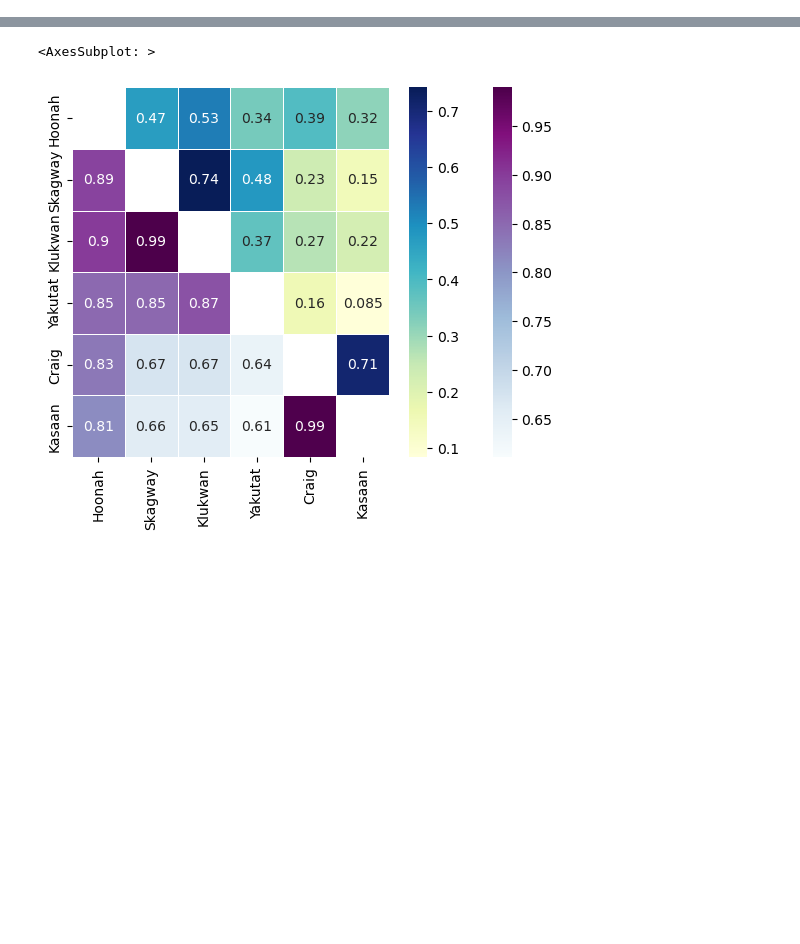
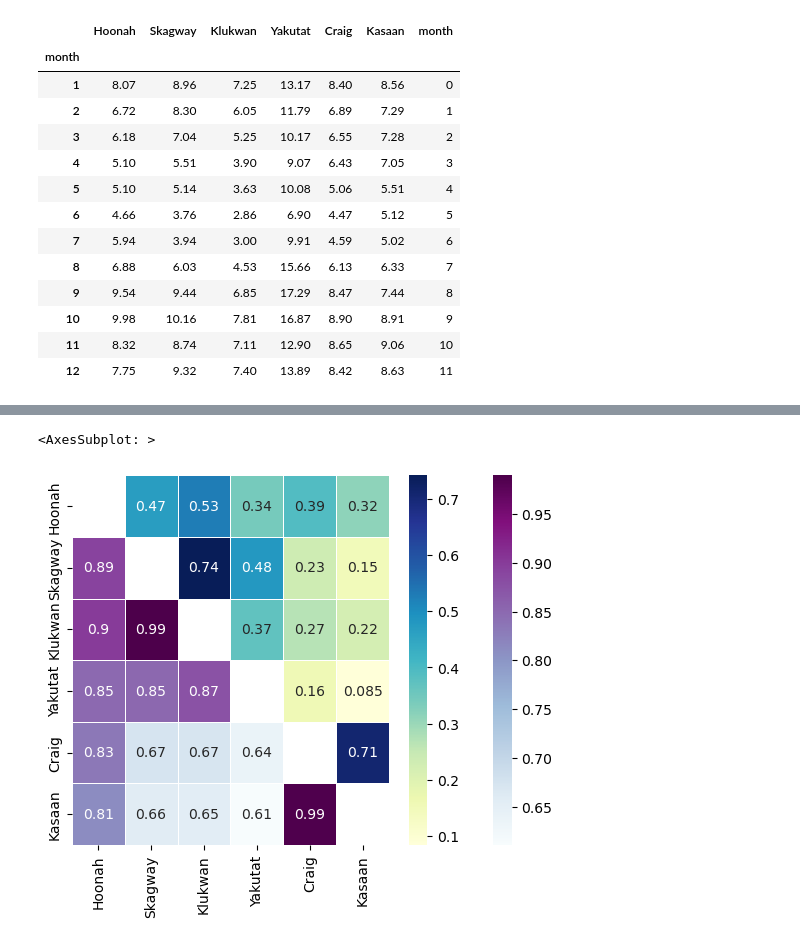
Before and after one commit to dlnash/SEAK_climatology, a Jupyter notebook: analysis/windrose_scatter.ipynb, the cells around one changed output, grey strips where cells are left out. Saved outputs shown, nothing was run; the diff lists cells and outputs as text; code cells hidden in the pictures; blank space fills up the shorter version.

```diff
--- a/analysis/windrose_scatter.ipynb
+++ b/analysis/windrose_scatter.ipynb
@@ -64,3 +64,20 @@ prec_melt = pd.melt(prec_clim, id_vars='month')
 
 ivt_clim['month'] = ivt_clim.index.values - 1
 ivt_melt = pd.melt(ivt_clim, id_vars='month')
+# %%
+prec_clim
+# %% [output]
+|  | Hoonah | Skagway | Klukwan | Yakutat | Craig | Kasaan | month |
+| month |  |  |  |  |  |  |  |
+| 1 | 8.07 | 8.96 | 7.25 | 13.17 | 8.40 | 8.56 | 0 |
+| 2 | 6.72 | 8.30 | 6.05 | 11.79 | 6.89 | 7.29 | 1 |
+| 3 | 6.18 | 7.04 | 5.25 | 10.17 | 6.55 | 7.28 | 2 |
+| 4 | 5.10 | 5.51 | 3.90 | 9.07 | 6.43 | 7.05 | 3 |
+| 5 | 5.10 | 5.14 | 3.63 | 10.08 | 5.06 | 5.51 | 4 |
+| 6 | 4.66 | 3.76 | 2.86 | 6.90 | 4.47 | 5.12 | 5 |
+| 7 | 5.94 | 3.94 | 3.00 | 9.91 | 4.59 | 5.02 | 6 |
+| 8 | 6.88 | 6.03 | 4.53 | 15.66 | 6.13 | 6.33 | 7 |
+| 9 | 9.54 | 9.44 | 6.85 | 17.29 | 8.47 | 7.44 | 8 |
+| 10 | 9.98 | 10.16 | 7.81 | 16.87 | 8.90 | 8.91 | 9 |
+| 11 | 8.32 | 8.74 | 7.11 | 12.90 | 8.65 | 9.06 | 10 |
+| 12 | 7.75 | 9.32 | 7.40 | 13.89 | 8.42 | 8.63 | 11 |
```
Also changed, not shown: parts of 2 cells of this notebook, 1 other file.
